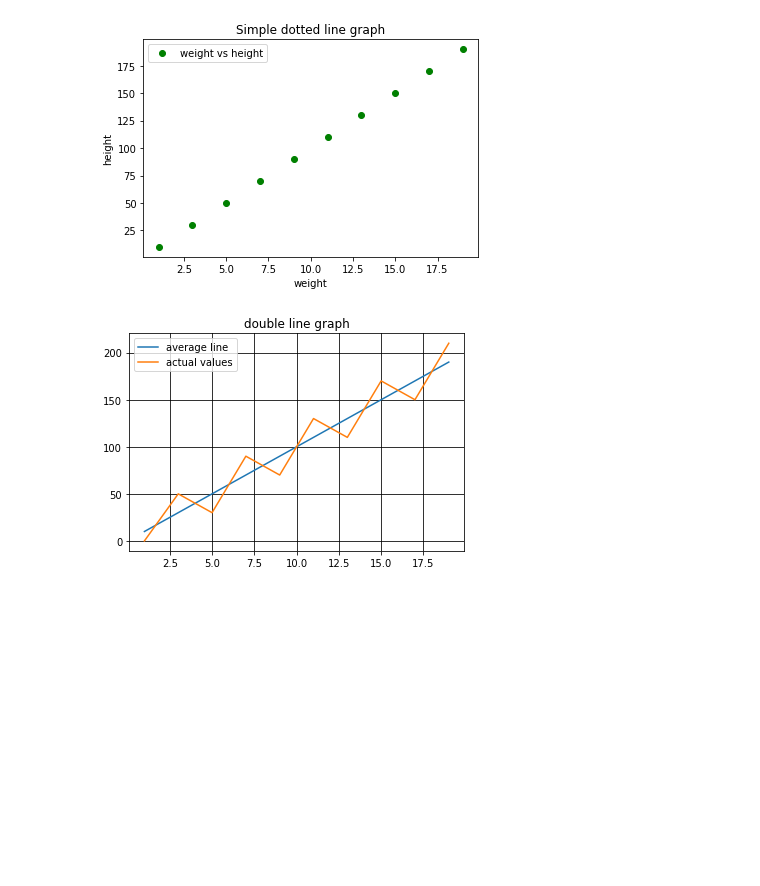
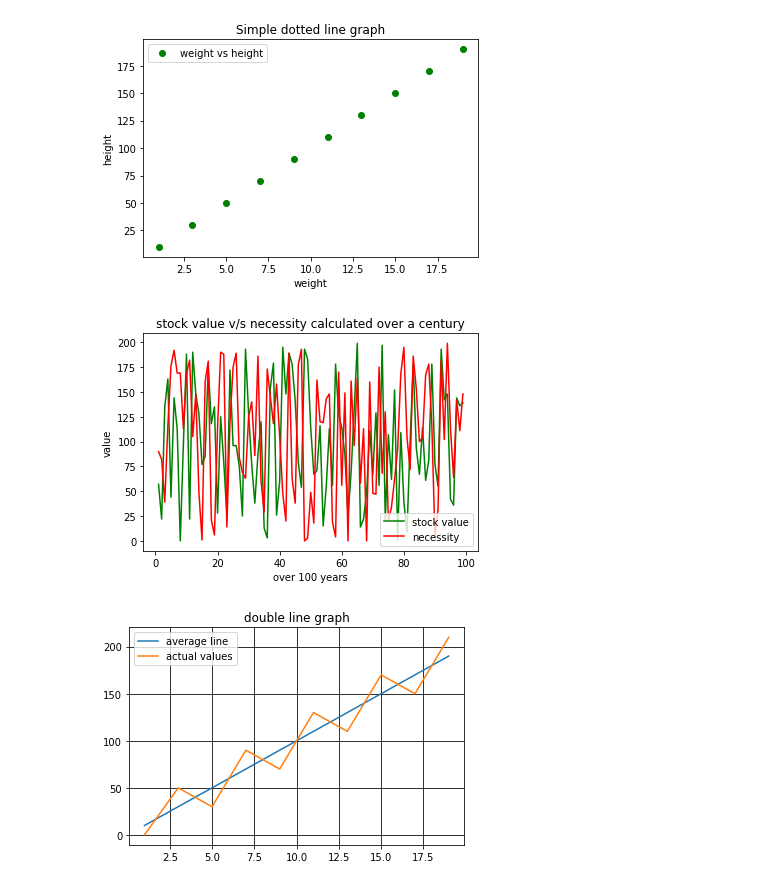
Before and after one commit to bit-whacker/ml_mda, a Jupyter notebook: EDA/eda_basic.ipynb, the cells around one changed output. Drawn from its saved outputs; the diff is of its cells as text; code cells hidden in the pictures; blank space fills up the shorter version.

```diff
--- a/EDA/eda_basic.ipynb
+++ b/EDA/eda_basic.ipynb
@@ -69,6 +69,24 @@ plt.legend()
 plt.show()
 # %% [output]
 [figure]
+# %%
+# plot a doble line graph, with randomly generated data using numpy
+x_axis = np.arange(1, 100, 1)
+y_axis = np.random.randint(200, size=99)
+y2_axis = np.random.randint(200, size=99)
+
+plt.plot(x_axis, y_axis, 'g', label='stock value')
+plt.plot(x_axis, y2_axis, 'r', label='necessity')
+
+plt.xlabel('over 100 years')
+plt.ylabel('value')
+
+plt.title('stock value v/s necessity calculated over a century')
+plt.legend()
+
+plt.show()
+# %% [output]
+[figure, added]
 # %%
 # plot multiple lines with legend
 x2_axis=np.array([ 1,  3,  5,  7,  9, 11, 13, 15, 17, 19])
```
Also changed, not shown: 2 other files.
